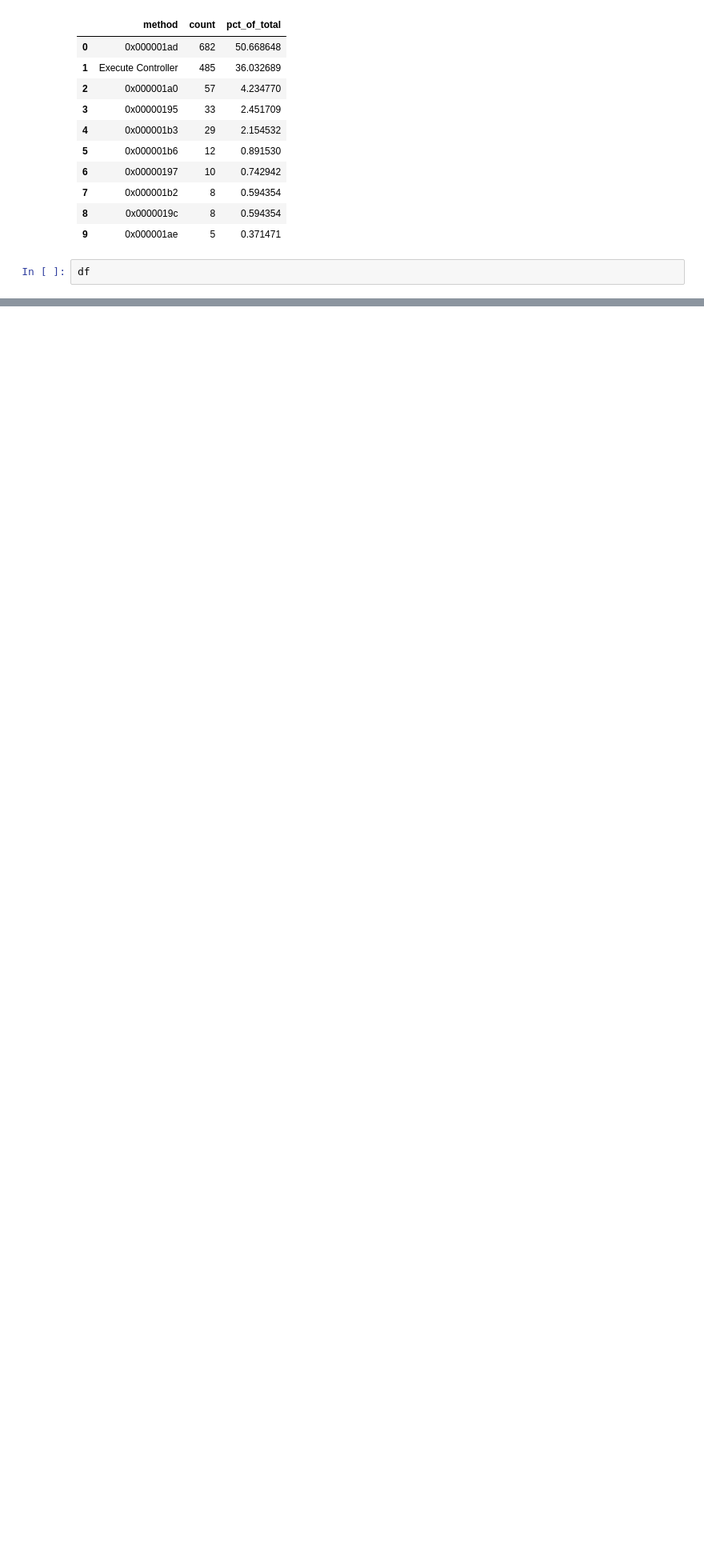
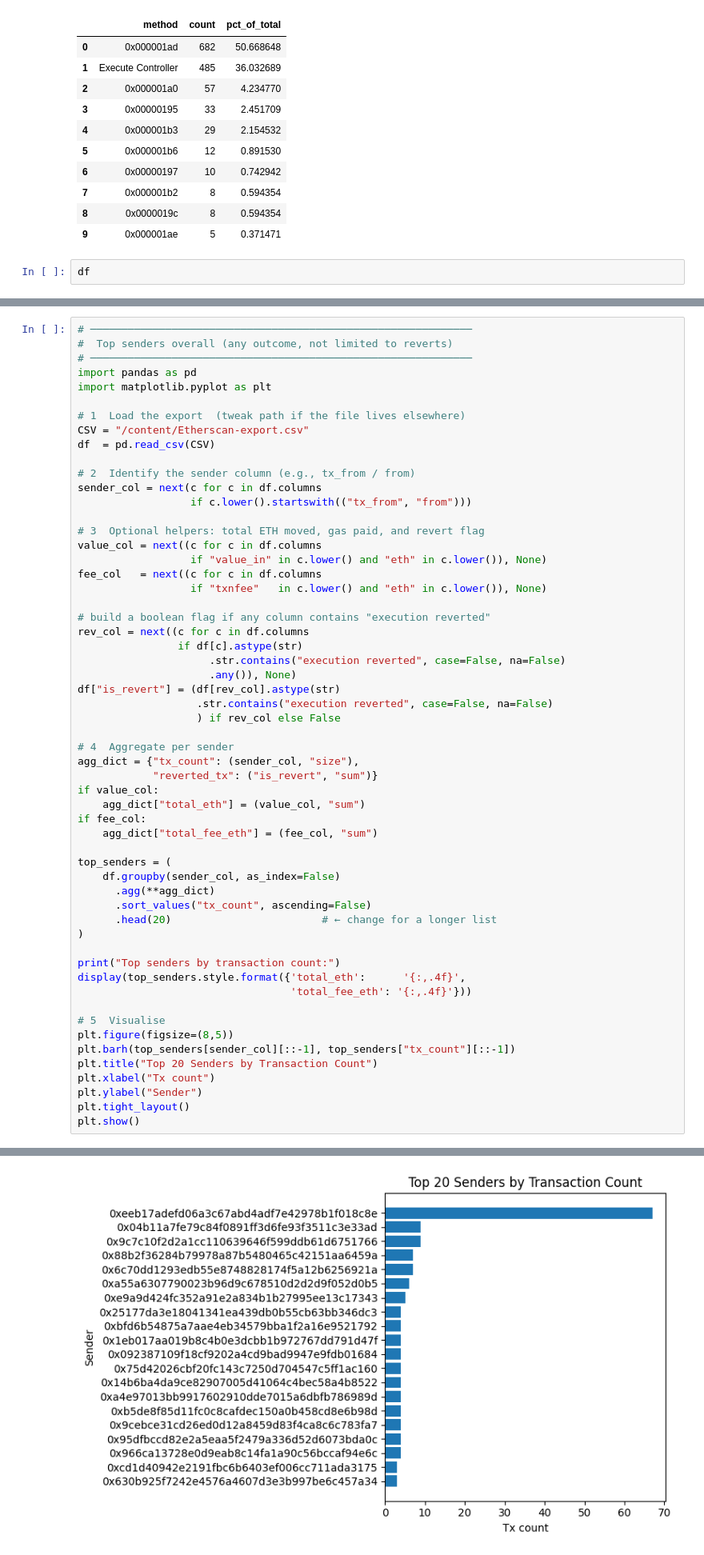
Before and after one commit to saginarendravarma174/learn, a Jupyter notebook: Web3.ipynb, the cells around one changed output, grey strips where cells are left out. Shown at 80% size. Cells and saved outputs as stored; diff of their text form; blank space fills up the shorter version.

```diff
--- a/Web3.ipynb
+++ b/Web3.ipynb
@@ -248,0 +418,58 @@ Top-10 bridged tokens by total ETH-equivalent value
+# %%
+# ─────────────────────────────────────────────────────────────
+#  Top senders overall (any outcome, not limited to reverts)
+# ─────────────────────────────────────────────────────────────
+import pandas as pd
+import matplotlib.pyplot as plt
+
+# 1  Load the export  (tweak path if the file lives elsewhere)
+CSV = "/content/Etherscan-export.csv"
+df  = pd.read_csv(CSV)
+
+# 2  Identify the sender column (e.g., tx_from / from)
+sender_col = next(c for c in df.columns
+                  if c.lower().startswith(("tx_from", "from")))
+
+# 3  Optional helpers: total ETH moved, gas paid, and revert flag
+value_col = next((c for c in df.columns
+                  if "value_in" in c.lower() and "eth" in c.lower()), None)
+fee_col   = next((c for c in df.columns
+                  if "txnfee"   in c.lower() and "eth" in c.lower()), None)
+
+# build a boolean flag if any column contains "execution reverted"
+rev_col = next((c for c in df.columns
+                if df[c].astype(str)
+                     .str.contains("execution reverted", case=False, na=False)
+                     .any()), None)
+df["is_revert"] = (df[rev_col].astype(str)
+                   .str.contains("execution reverted", case=False, na=False)
+                   ) if rev_col else False
+
+# 4  Aggregate per sender
+agg_dict = {"tx_count": (sender_col, "size"),
+            "reverted_tx": ("is_revert", "sum")}
+if value_col:
+    agg_dict["total_eth"] = (value_col, "sum")
+if fee_col:
+    agg_dict["total_fee_eth"] = (fee_col, "sum")
+
+top_senders = (
+    df.groupby(sender_col, as_index=False)
+      .agg(**agg_dict)
+      .sort_values("tx_count", ascending=False)
+      .head(20)                        # ← change for a longer list
+)
+
+print("Top senders by transaction count:")
+display(top_senders.style.format({'total_eth':      '{:,.4f}',
+                                  'total_fee_eth': '{:,.4f}'}))
+
+# 5  Visualise
+plt.figure(figsize=(8,5))
+plt.barh(top_senders[sender_col][::-1], top_senders["tx_count"][::-1])
+plt.title("Top 20 Senders by Transaction Count")
+plt.xlabel("Tx count")
+plt.ylabel("Sender")
+plt.tight_layout()
+plt.show()
+# %% [output]
@@ -248,0 +494 @@ Top-10 bridged tokens by total ETH-equivalent value
+[figure, added]
```
Also changed, not shown: parts of 12 cells of this notebook.
